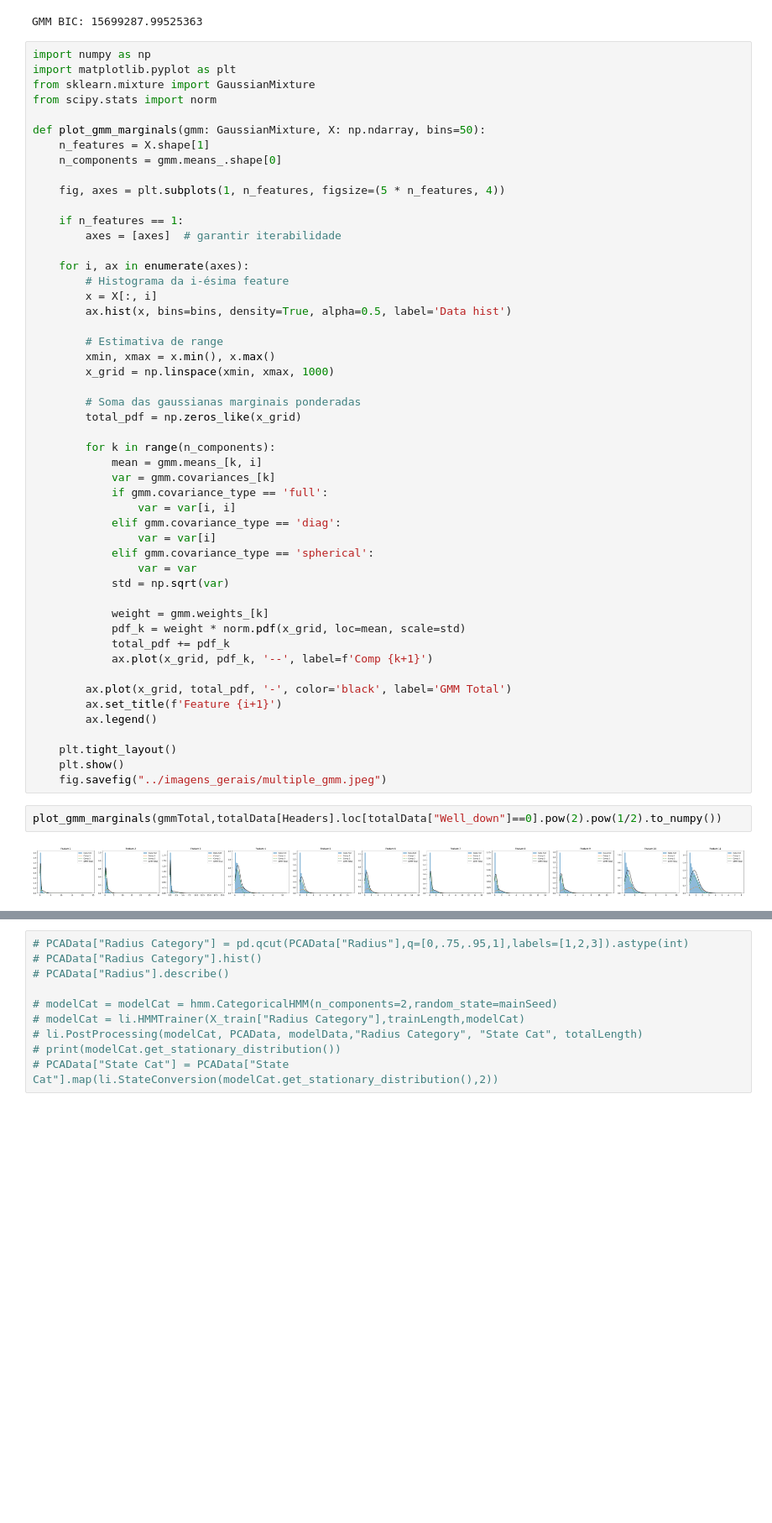
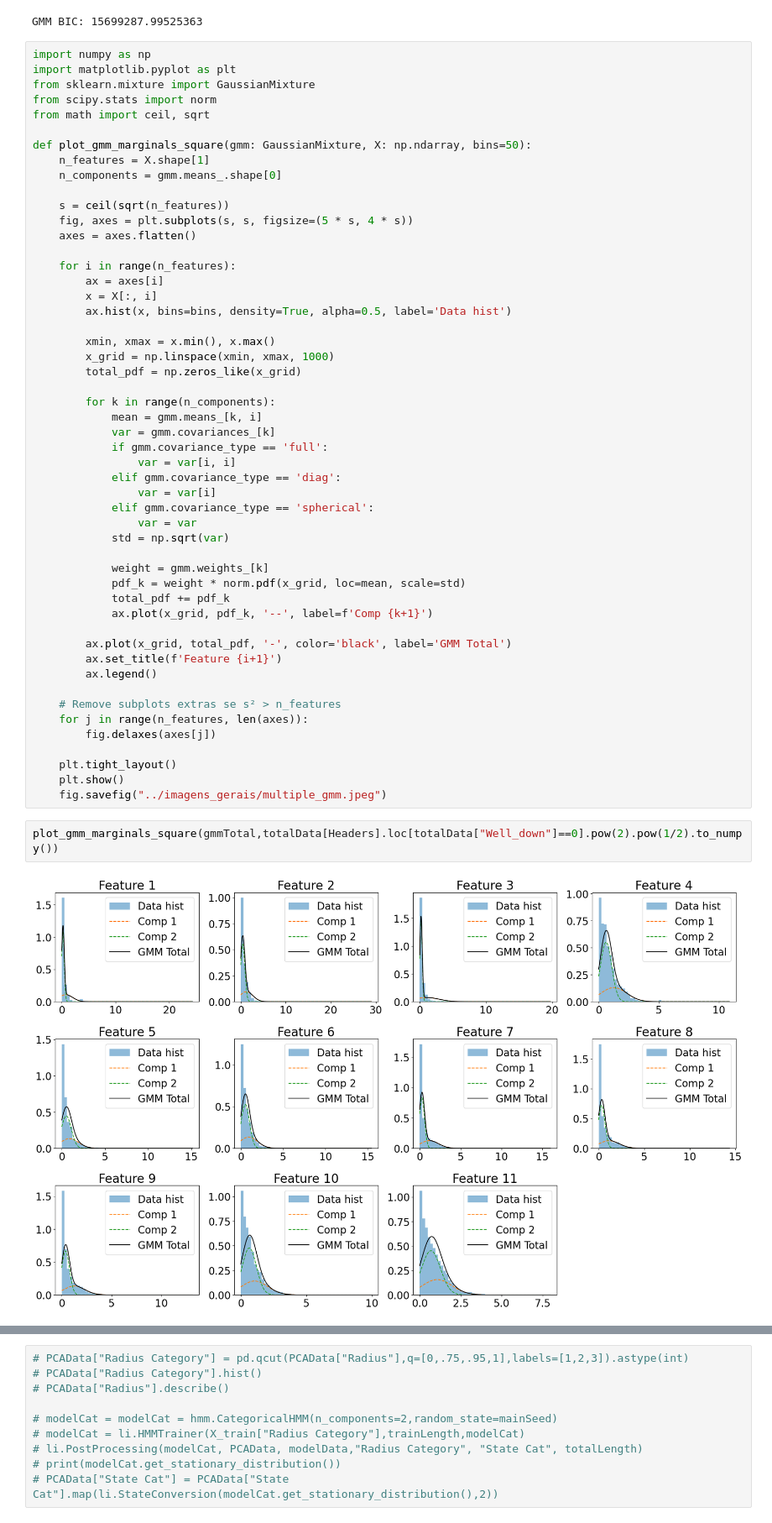
Before and after one commit to RL2-SP3/LISSA, a Jupyter notebook: examples/analise_modelos_hmm_direta.ipynb, the cells around one changed output, grey strips where cells are left out. Shown at 84% size. Saved outputs shown, nothing was run; the diff lists cells and outputs as text; blank space fills up the shorter version.

```diff
--- a/examples/analise_modelos_hmm_direta.ipynb
+++ b/examples/analise_modelos_hmm_direta.ipynb
@@ -239,26 +242,23 @@ import numpy as np
 import matplotlib.pyplot as plt
 from sklearn.mixture import GaussianMixture
 from scipy.stats import norm
+from math import ceil, sqrt
 
-def plot_gmm_marginals(gmm: GaussianMixture, X: np.ndarray, bins=50):
+def plot_gmm_marginals_square(gmm: GaussianMixture, X: np.ndarray, bins=50):
     n_features = X.shape[1]
     n_components = gmm.means_.shape[0]
 
-    fig, axes = plt.subplots(1, n_features, figsize=(5 * n_features, 4))
+    s = ceil(sqrt(n_features))
+    fig, axes = plt.subplots(s, s, figsize=(5 * s, 4 * s))
+    axes = axes.flatten()
 
-    if n_features == 1:
-        axes = [axes]  # garantir iterabilidade
-
-    for i, ax in enumerate(axes):
-        # Histograma da i-ésima feature
+    for i in range(n_features):
+        ax = axes[i]
         x = X[:, i]
         ax.hist(x, bins=bins, density=True, alpha=0.5, label='Data hist')
 
-        # Estimativa de range
         xmin, xmax = x.min(), x.max()
         x_grid = np.linspace(xmin, xmax, 1000)
-
-        # Soma das gaussianas marginais ponderadas
         total_pdf = np.zeros_like(x_grid)
 
         for k in range(n_components):
@@ -281,10 +281,14 @@ def plot_gmm_marginals(gmm: GaussianMixture, X: np.ndarray, bins=50):
         ax.set_title(f'Feature {i+1}')
         ax.legend()
 
+    # Remove subplots extras se s² > n_features
+    for j in range(n_features, len(axes)):
+        fig.delaxes(axes[j])
+
     plt.tight_layout()
     plt.show()
     fig.savefig("../imagens_gerais/multiple_gmm.jpeg")
 # %%
-plot_gmm_marginals(gmmTotal,totalData[Headers].loc[totalData["Well_down"]==0].pow(2).pow(1/2).to_numpy())
+plot_gmm_marginals_square(gmmTotal,totalData[Headers].loc[totalData["Well_down"]==0].pow(2).pow(1/2).to_numpy())
 # %% [output]
-[figure, old version]
+[figure, new version]
```
Also changed, not shown: parts of 6 cells of this notebook, 6 other files.
